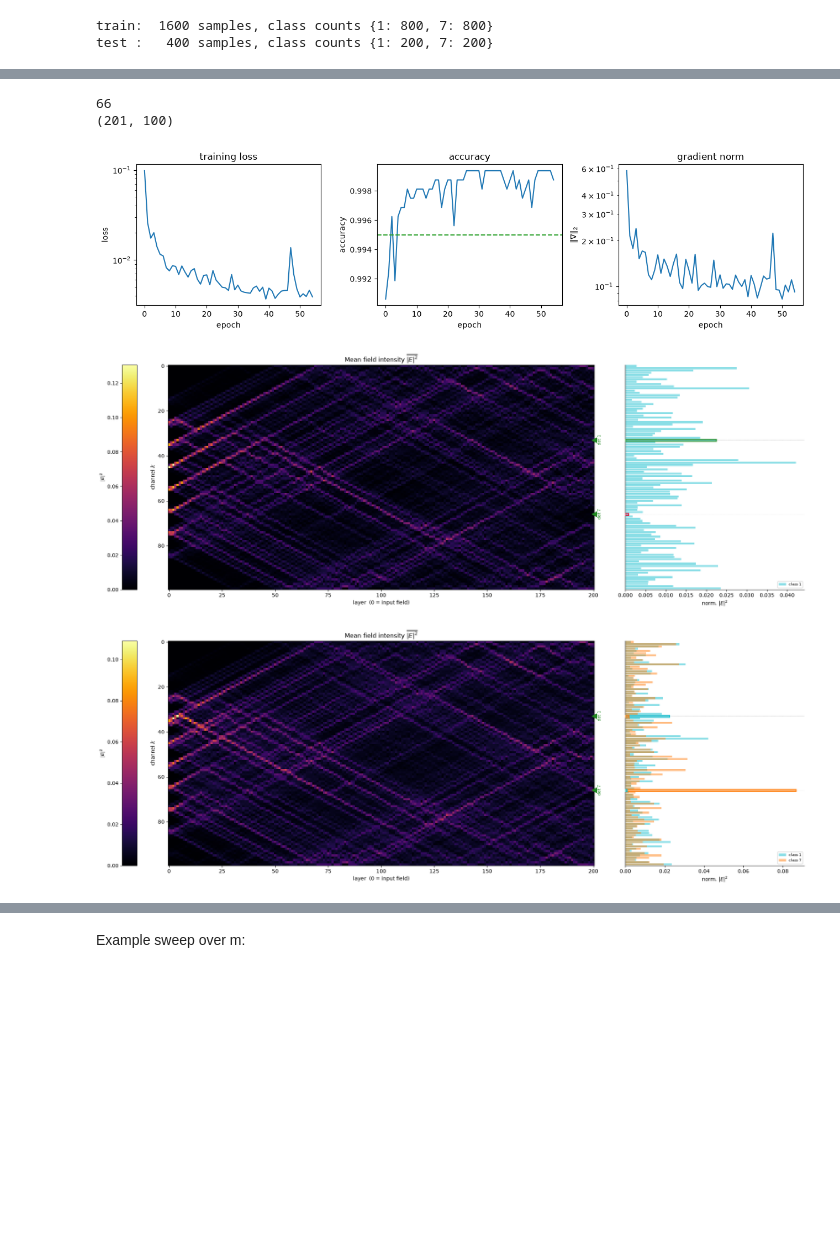
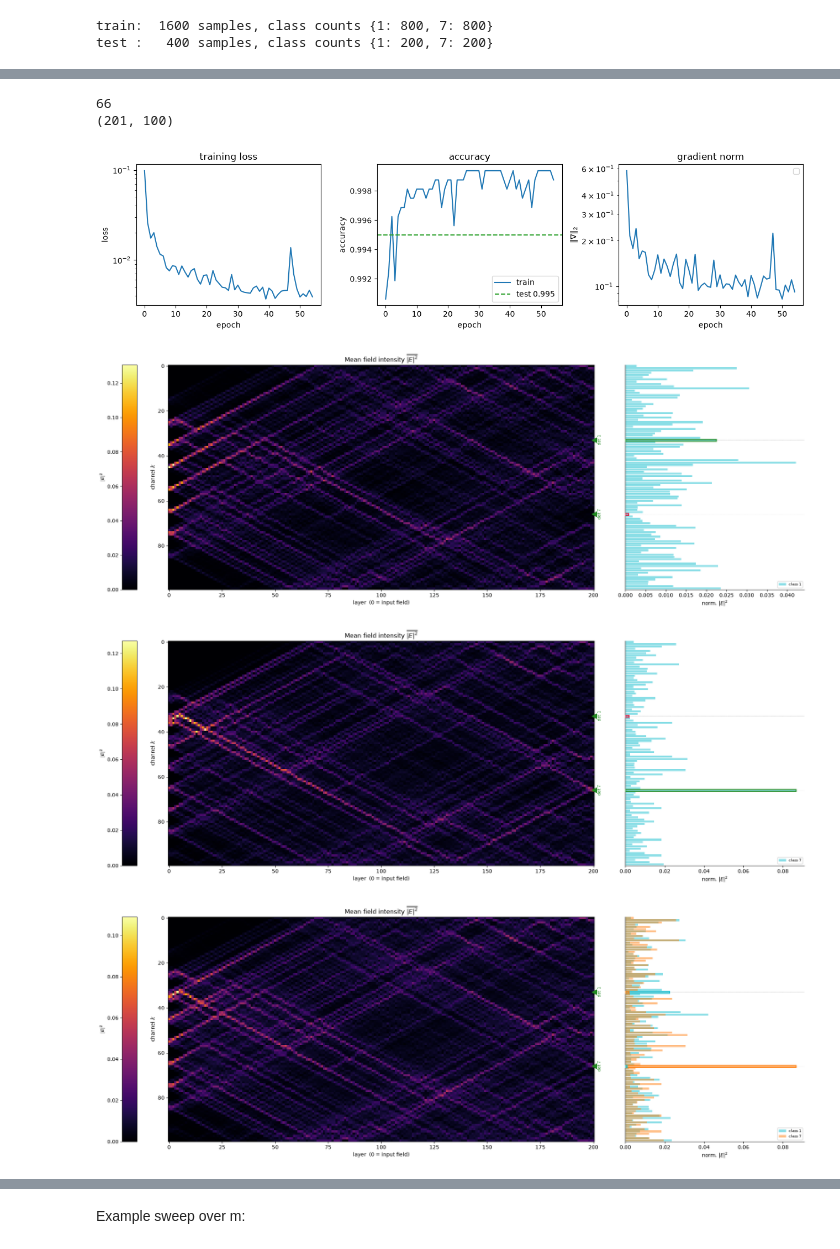
Before and after one commit to kaschdaniel/MANTIS, a Jupyter notebook: Debug.ipynb, the cells around one changed output, grey strips where cells are left out. Cells and saved outputs as stored; diff of their text form; code cells hidden in the pictures; blank space fills up the shorter version.

Commit message:
Changed visualizations, fixed some bugs, most importantly added Training JupyterNotebook to showcase Training Scheme

```diff
--- a/Debug.ipynb
+++ b/Debug.ipynb
@@ -388,11 +335,13 @@ ax[1].axhline(test_acc, color="tab:green", ls="--", label=f"test {test_acc:.3f}"
 ax[1].set_xlabel("epoch"); ax[1].set_ylabel("accuracy")
 #ax[1].set_ylim(0.45, 1.02); ax[1].legend()
 ax[1].set_title("accuracy")
+ax[1].legend()
 
 # Gradient norm -- convergence diagnostic
 ax[2].plot(history["grad_norm"])
 ax[2].set_xlabel("epoch"); ax[2].set_ylabel(r"$\|\nabla\|_2$")
 ax[2].set_yscale("log"); ax[2].set_title("gradient norm")
+plt.legend()
 fig.tight_layout()
 fig.show()
 
@@ -403,6 +352,7 @@ I1 = np.abs(forward_history(E_test[:,Y_test==1], trained_layers))**2
 DET1, DET7 = cfg.detectors        # DET1 belongs to class 1, DET7 to class 7
 print(DET7)
 fig, _ = plot_intensity_map_with_histogram(I1[:,:,:], 33, 66, Y_test[Y_test==1][:])
+fig, _ = plot_intensity_map_with_histogram(I7[:,:,:], 33, 66, Y_test[Y_test==7][:])
 fig, _ = plot_intensity_map_with_histogram(I, *cfg.detectors, Y_test)
 print(np.shape(I7[:,:,9]))
 # %% [output]
@@ -411,5 +361,6 @@ inference: 12.79 ms/sample
 66
 (201, 100)
-[figure, old version]
+[figure, new version]
 [figure]
-[figure, old version]
+[figure, new version]
+[figure, added]
```
Also changed, not shown: parts of 11 cells of this notebook, 4 other files.
